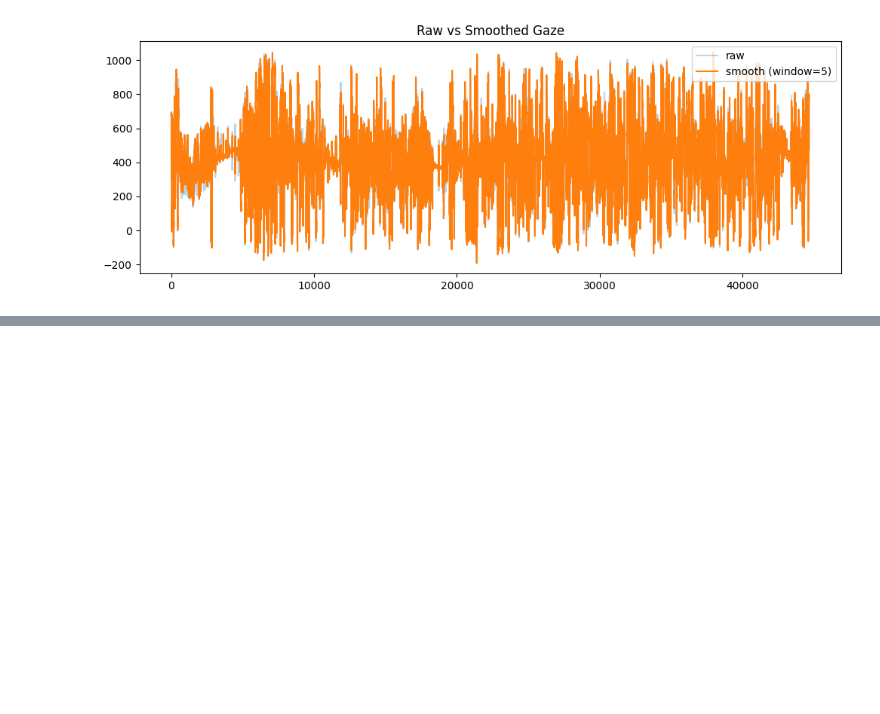
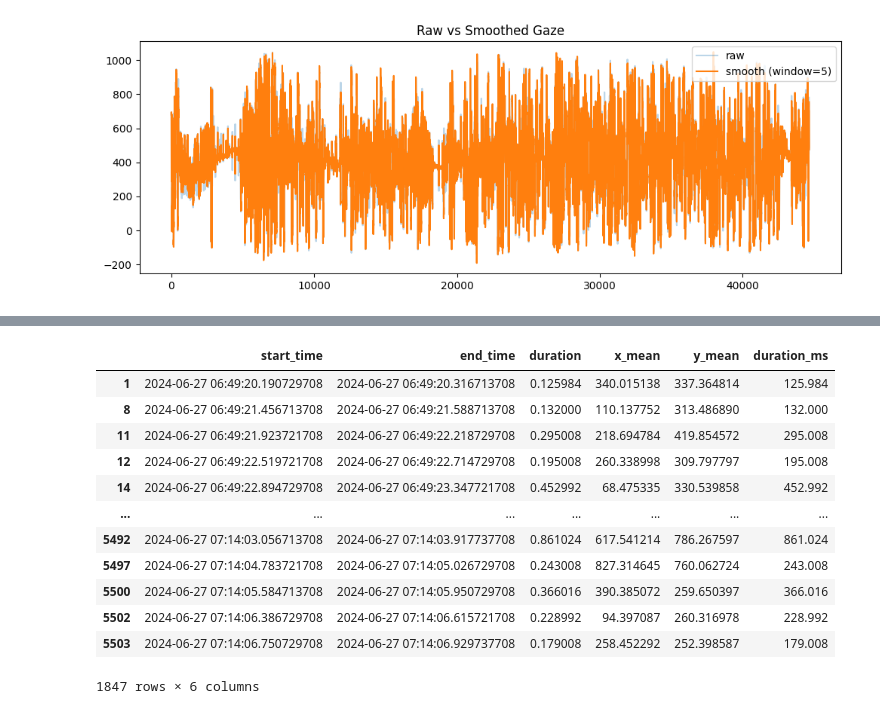
Before and after one commit to raquelmdtum/master-thesis, a Jupyter notebook: notebooks/do_eyetracking.ipynb, the cells around one changed output, grey strips where cells are left out. Cells and saved outputs as stored; diff of their text form; code cells hidden in the pictures; blank space fills up the shorter version.

```diff
--- a/notebooks/do_eyetracking.ipynb
+++ b/notebooks/do_eyetracking.ipynb
@@ -140,0 +236,37 @@ plt.show()
+# %%
+def extract_fixations(df):
+    df = df.copy()
+
+    fixations = []
+    current_fix = None
+
+    for i, row in df.iterrows():
+        if row['event'] == 'fixation':
+            if current_fix is None:
+                current_fix = {
+                    'start_time': row['time'],
+                    'x': [],
+                    'y': []
+                }
+
+            current_fix['x'].append(row['x'])
+            current_fix['y'].append(row['y'])
+
+        else:
+            if current_fix is not None:
+                end_time = df.loc[i-1, 'time']
+
+                fixations.append({
+                    'start_time': current_fix['start_time'],
+                    'end_time': end_time,
+                    'duration': (end_time - current_fix['start_time']).total_seconds(),
+                    'x_mean': np.mean(current_fix['x']),
+                    'y_mean': np.mean(current_fix['y'])
+                })
+
+                current_fix = None
+
+    return pd.DataFrame(fixations)
+# %%
+fixations = extract_fixations(gaze)
+fixations
@@ -140,0 +287,20 @@ plt.show()
+# %%
+# convert to milliseconds
+fixations['duration_ms'] = fixations['duration'] * 1000
+# remove short fixations
+fixations = fixations[fixations['duration_ms'] >= 100]
+fixations
+# %% [output]
+|  | start_time | end_time | duration | x_mean | y_mean | duration_ms |
+| 1 | 2024-06-27 06:49:20.190729708 | 2024-06-27 06:49:20.316713708 | 0.125984 | 340.015138 | 337.364814 | 125.984 |
+| 8 | 2024-06-27 06:49:21.456713708 | 2024-06-27 06:49:21.588713708 | 0.132000 | 110.137752 | 313.486890 | 132.000 |
+| 11 | 2024-06-27 06:49:21.923721708 | 2024-06-27 06:49:22.218729708 | 0.295008 | 218.694784 | 419.854572 | 295.008 |
+| 12 | 2024-06-27 06:49:22.519721708 | 2024-06-27 06:49:22.714729708 | 0.195008 | 260.338998 | 309.797797 | 195.008 |
+| 14 | 2024-06-27 06:49:22.894729708 | 2024-06-27 06:49:23.347721708 | 0.452992 | 68.475335 | 330.539858 | 452.992 |
+| ... | ... | ... | ... | ... | ... | ... |
+| 5492 | 2024-06-27 07:14:03.056713708 | 2024-06-27 07:14:03.917737708 | 0.861024 | 617.541214 | 786.267597 | 861.024 |
+| 5497 | 2024-06-27 07:14:04.783721708 | 2024-06-27 07:14:05.026729708 | 0.243008 | 827.314645 | 760.062724 | 243.008 |
+| 5500 | 2024-06-27 07:14:05.584713708 | 2024-06-27 07:14:05.950729708 | 0.366016 | 390.385072 | 259.650397 | 366.016 |
+| 5502 | 2024-06-27 07:14:06.386729708 | 2024-06-27 07:14:06.615721708 | 0.228992 | 94.397087 | 260.316978 | 228.992 |
+| 5503 | 2024-06-27 07:14:06.750729708 | 2024-06-27 07:14:06.929737708 | 0.179008 | 258.452292 | 252.398587 | 179.008 |
+1847 rows × 6 columns
```
Also changed, not shown: parts of 15 cells of this notebook.
